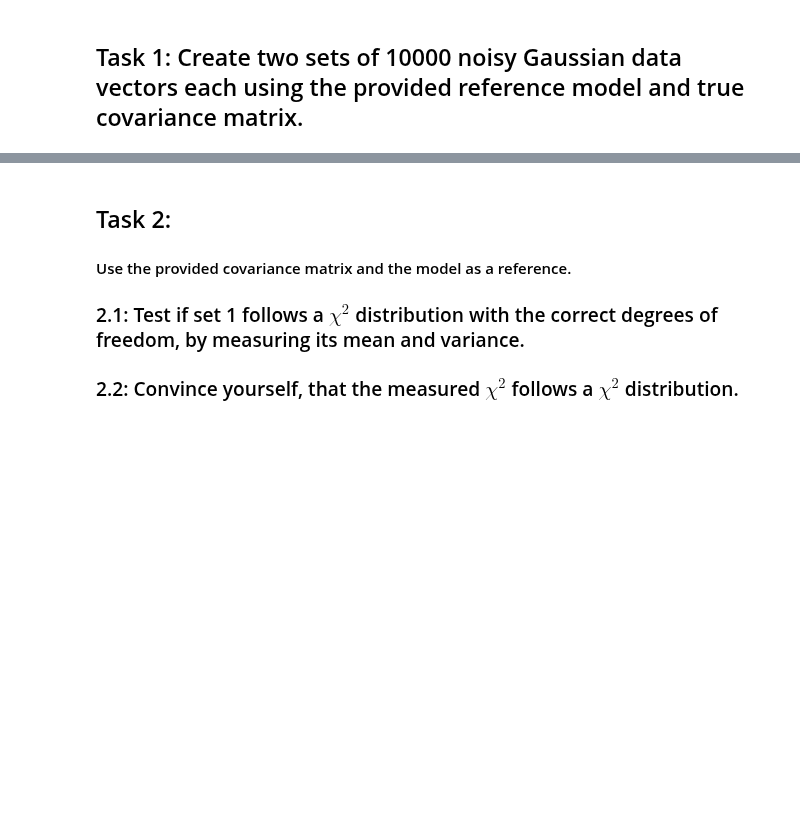
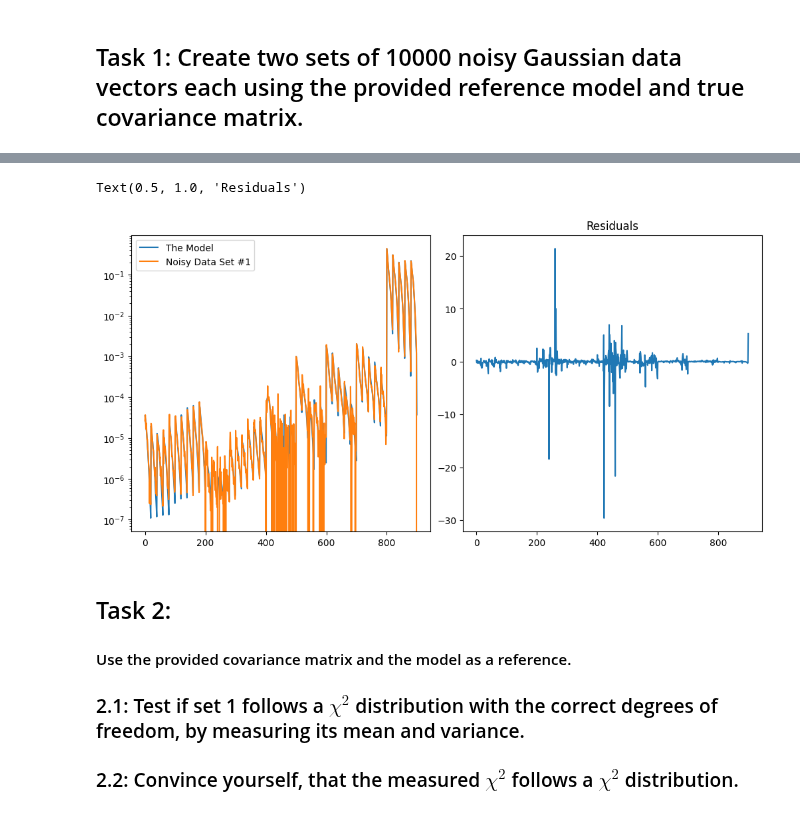
Before and after one commit to TheShak5/UWAstroStats, a Jupyter notebook: projects/2ptstat-analysis/assignments/assignment1_DarshakPatel.ipynb, the cells around one changed output, grey strips where cells are left out. Saved outputs shown, nothing was run; the diff lists cells and outputs as text; code cells hidden in the pictures; blank space fills up the shorter version.

```diff
--- a/projects/2ptstat-analysis/assignments/assignment1_DarshakPatel.ipynb
+++ b/projects/2ptstat-analysis/assignments/assignment1_DarshakPatel.ipynb
@@ -31,3 +40,22 @@ noisy_data_set2 = np.random.multivariate_normal(mean=model, cov=cov, size=10000)
+# %%
+# check that the noisy data vector scatter around the truth
+
+fig = plt.figure(constrained_layout=True, figsize=(10, 5))
+ax = fig.add_subplot(1, 2, 1)
+ax_residuals = fig.add_subplot(1, 2, 2)
+
+
+ax.plot(model, label='The Model' )
+ax.plot(noisy_data_set1[0], label='Noisy Data Set #1')
+ax.set_yscale('log')
+ax.legend(loc='best')
+
+residuals = (model-noisy_data_set1[0])/model
+ax_residuals.plot(residuals)
+ax_residuals.set_title('Residuals')
+# %% [output]
+Text(0.5, 1.0, 'Residuals')
+[figure, added]
 # %% [markdown]
 ## Task 2:
 #### Use the provided covariance matrix and the model as a reference.
```
Also changed, not shown: parts of 5 cells of this notebook.
